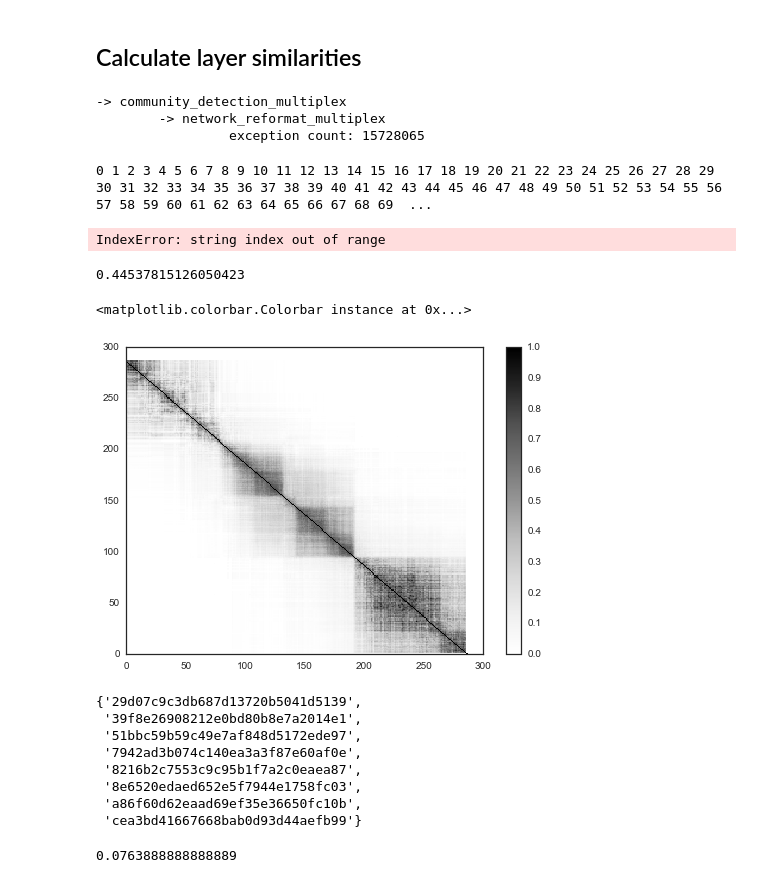
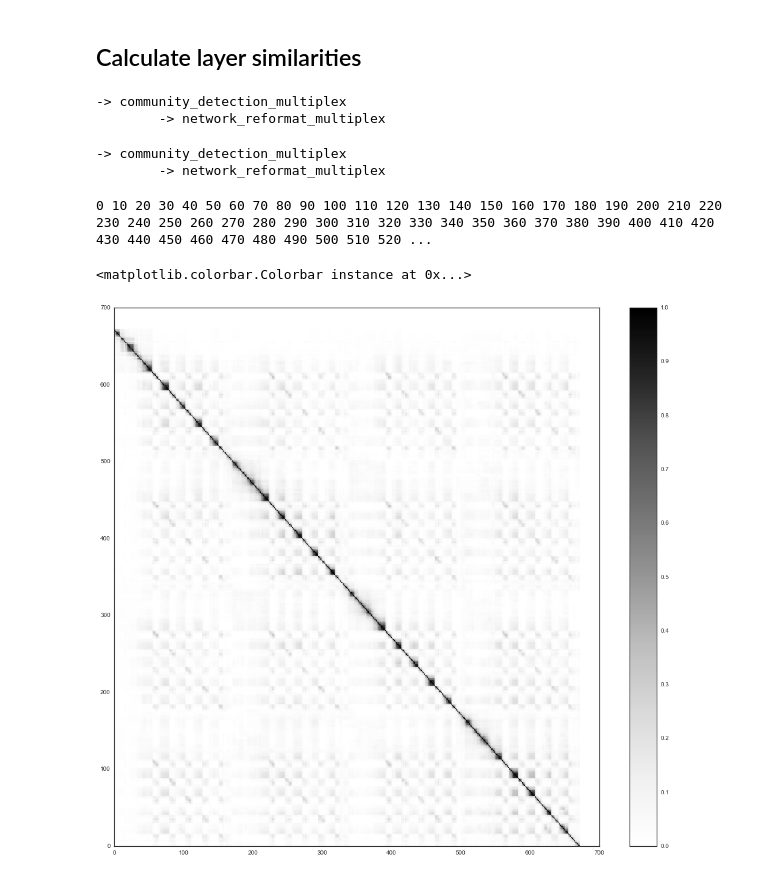
Before and after one commit to ulfaslak/InfomapSensibleDTU, a Jupyter notebook: layer_matching.ipynb, the cells around one changed output. Saved outputs shown, nothing was run; the diff lists cells and outputs as text; code cells hidden in the pictures.

```diff
--- a/layer_matching.ipynb
+++ b/layer_matching.ipynb
@@ -1189,52 +1187,35 @@ layers_stacked = pd.concat(layers,axis=0)
-# %%
-layers = day_sho_5mins
-# %%
-communities, node_flow, module_flow = community_detection_multiplex(3600, "state",*layers)
-# %% [output]
--> community_detection_multiplex
-        -> network_reformat_multiplex
-                 exception count: 15728065
+# %%
+communities_month_all_hourly = community_detection_multiplex(month_all_hourly, halflife=3600, extended=True)
+# %% [output]
+-> community_detection_multiplex
+        -> network_reformat_multiplex
+# %%
+communities_day_sho_5mins1 = community_detection_multiplex(day_sho_5mins, halflife=900, extended=True)
+# %% [output]
+-> community_detection_multiplex
+        -> network_reformat_multiplex
 # %%
-dim = len(layers)
-X = np.empty((dim,dim))
-for i in range(dim):
-    if i%10 == 0:
-        print i
-    for j in range(dim):
-        if i == j:
-            X[i,j] = 1.0
-        if i > j:
-            sim = get_layer_similarity(i,j,layers,communities, verbose=False)
-            X[i,j] = sim
-            X[j,i] = sim
+def calculate_similarity_matrix(layers, communities):
+    dim = len(layers)
+    X = np.empty((dim,dim))
+    for i in range(dim):
+        #if i%10 == 0:
+            #print i,
+        for j in range(dim):
+            if i == j:
+                X[i,j] = 1.0
+            if i > j:
+                sim = get_layer_similarity_n(i+1,j+1,communities)
+                X[i,j] = sim
+                X[j,i] = sim
+
+    return X
-# %% [output]
-0 1 2 3 4 5 6 7 8 9 10 11 12 13 14 15 16 17 18 19 20 21 22 23 24 25 26 27 28 29 30 31 32 33 34 35 36 37 38 39 40 41 42 43 44 45 46 47 48 49 50 51 52 53 54 55 56 57 58 59 60 61 62 63 64 65 66 67 68 69  ...
-# %%
-get_layer_similarity(2,1,layers,communities)
-# %% [output]
-IndexError: string index out of range
-# %%
-get_layer_similarity(communities[2]['modules'],communities[1]['modules'])
-# %% [output]
-0.44537815126050423
 # %%
-plt.pcolor(X[:,::-1])
+X = calculate_similarity_matrix(month_all_hourly, communities_month_all_hourly)
+plt.figure(figsize=(18,16))
+plt.pcolor(X[::-1])
 plt.colorbar()
 # %% [output]
-<matplotlib.colorbar.Colorbar instance at 0x...>
+0 10 20 30 40 50 60 70 80 90 100 110 120 130 140 150 160 170 180 190 200 210 220 230 240 250 260 270 280 290 300 310 320 330 340 350 360 370 380 390 400 410 420 430 440 450 460 470 480 490 500 510 520 ...
+<matplotlib.colorbar.Colorbar instance at 0x...>
-[figure, old version]
+[figure, new version]
-# %%
-set(list(layers[-1]['user1']) + list(layers[-1]['user2'])) & set(list(layers[0]['user1']) + list(layers[0]['user2']))
-# %% [output]
-{'29d07c9c3db687d13720b5041d5139',
- '39f8e26908212e0bd80b8e7a2014e1',
- '51bbc59b59c49e7af848d5172ede97',
- '7942ad3b074c140ea3a3f87e60af0e',
- '8216b2c7553c9c95b1f7a2c0eaea87',
- '8e6520edaed652e5f7944e1758fc03',
- 'a86f60d62eaad69ef35e36650fc10b',
- 'cea3bd41667668bab0d93d44aefb99'}
-# %%
-get_layer_similarity(1,100,layers,communities)
-# %% [output]
-0.0763888888888889
```
Also changed, not shown: parts of 18 cells of this notebook, 16 other files.
